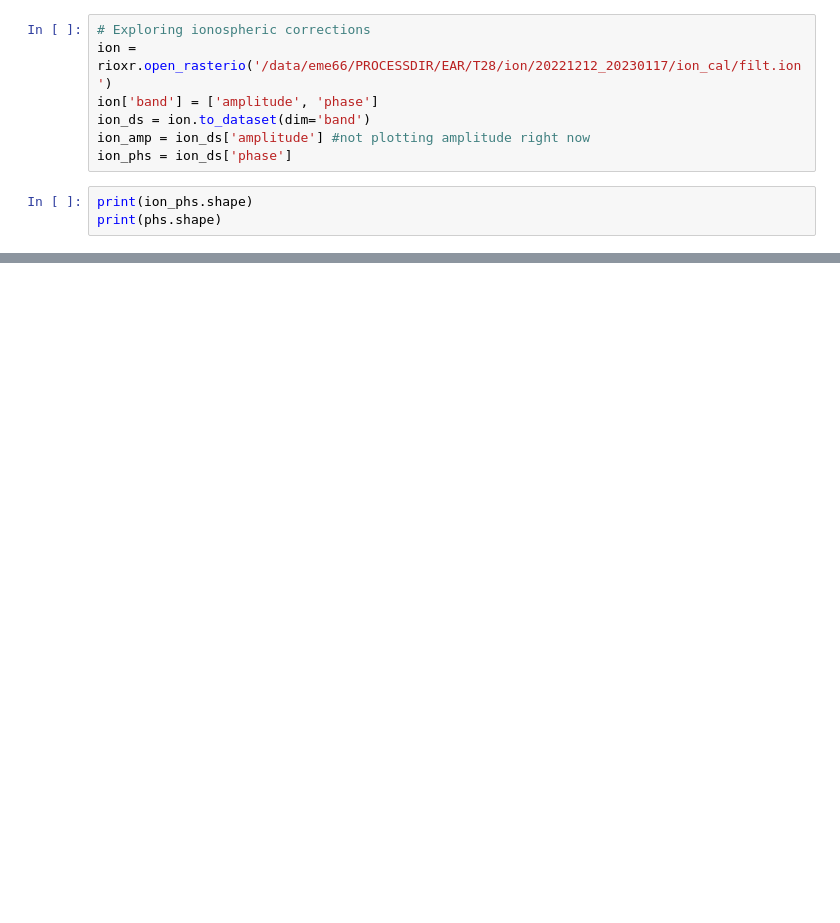
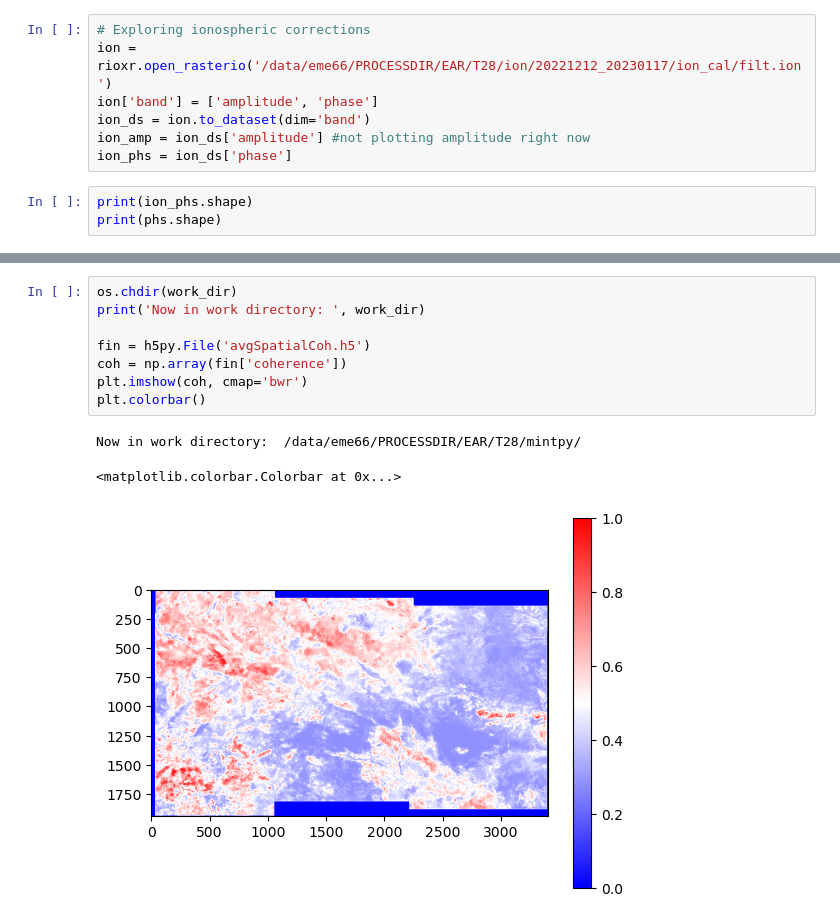
Before and after one commit to elizabetheiden/mintpy_jupyter, a Jupyter notebook: explore_igram_network.ipynb, the cells around one changed output, grey strips where cells are left out. Saved outputs shown, nothing was run; the diff lists cells and outputs as text; blank space fills up the shorter version.

Commit message:
working on plotting coherence

```diff
--- a/explore_igram_network.ipynb
+++ b/explore_igram_network.ipynb
@@ -77,0 +113,12 @@ print(phs.shape)
+# %%
+os.chdir(work_dir)
+print('Now in work directory: ', work_dir)
+
+fin = h5py.File('avgSpatialCoh.h5')
+coh = np.array(fin['coherence'])
+plt.imshow(coh, cmap='bwr')
+plt.colorbar()
+# %% [output]
+Now in work directory:  /data/eme66/PROCESSDIR/EAR/T28/mintpy/
+<matplotlib.colorbar.Colorbar at 0x...>
+[figure, added]
```
Also changed, not shown: parts of 7 cells of this notebook.
